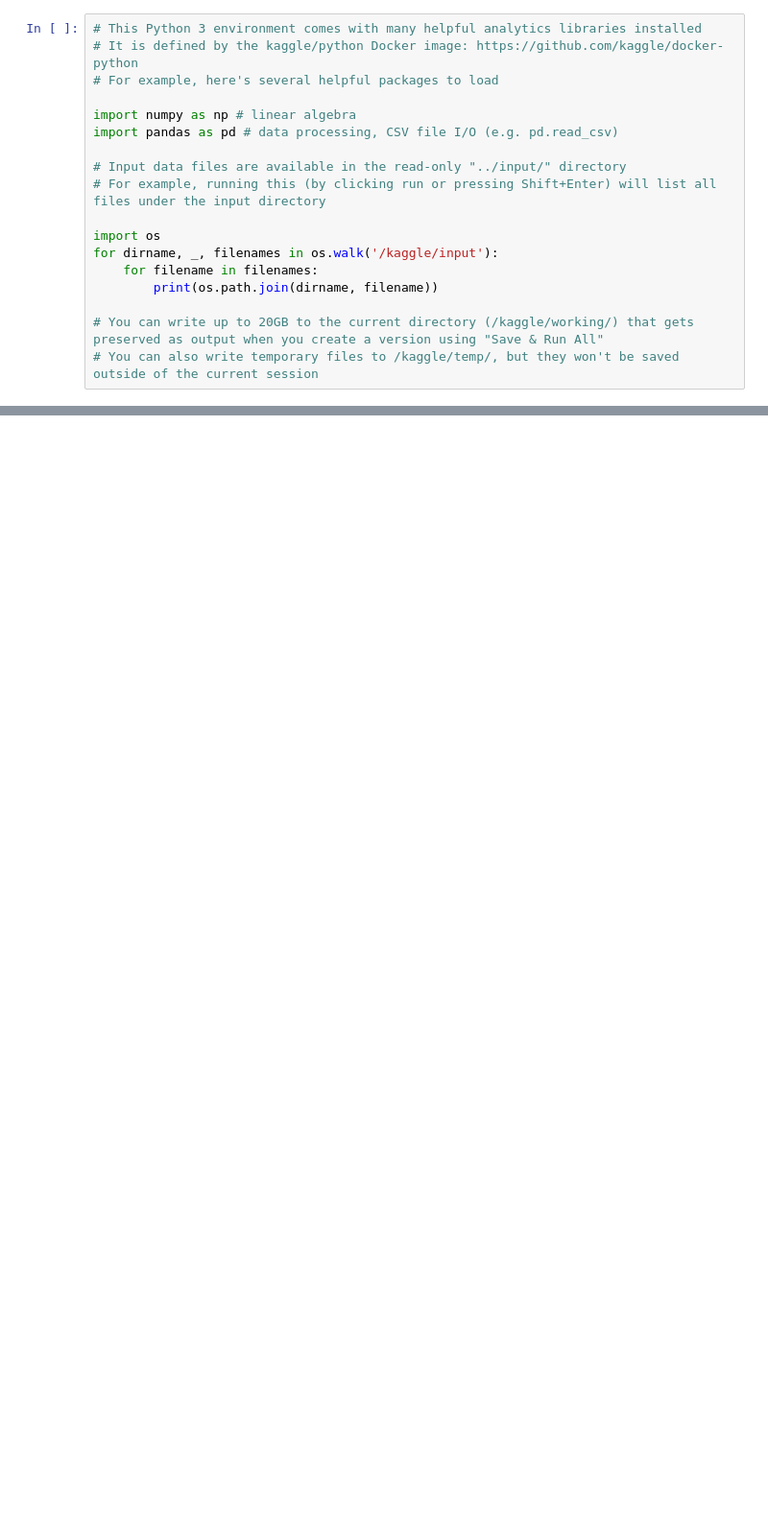
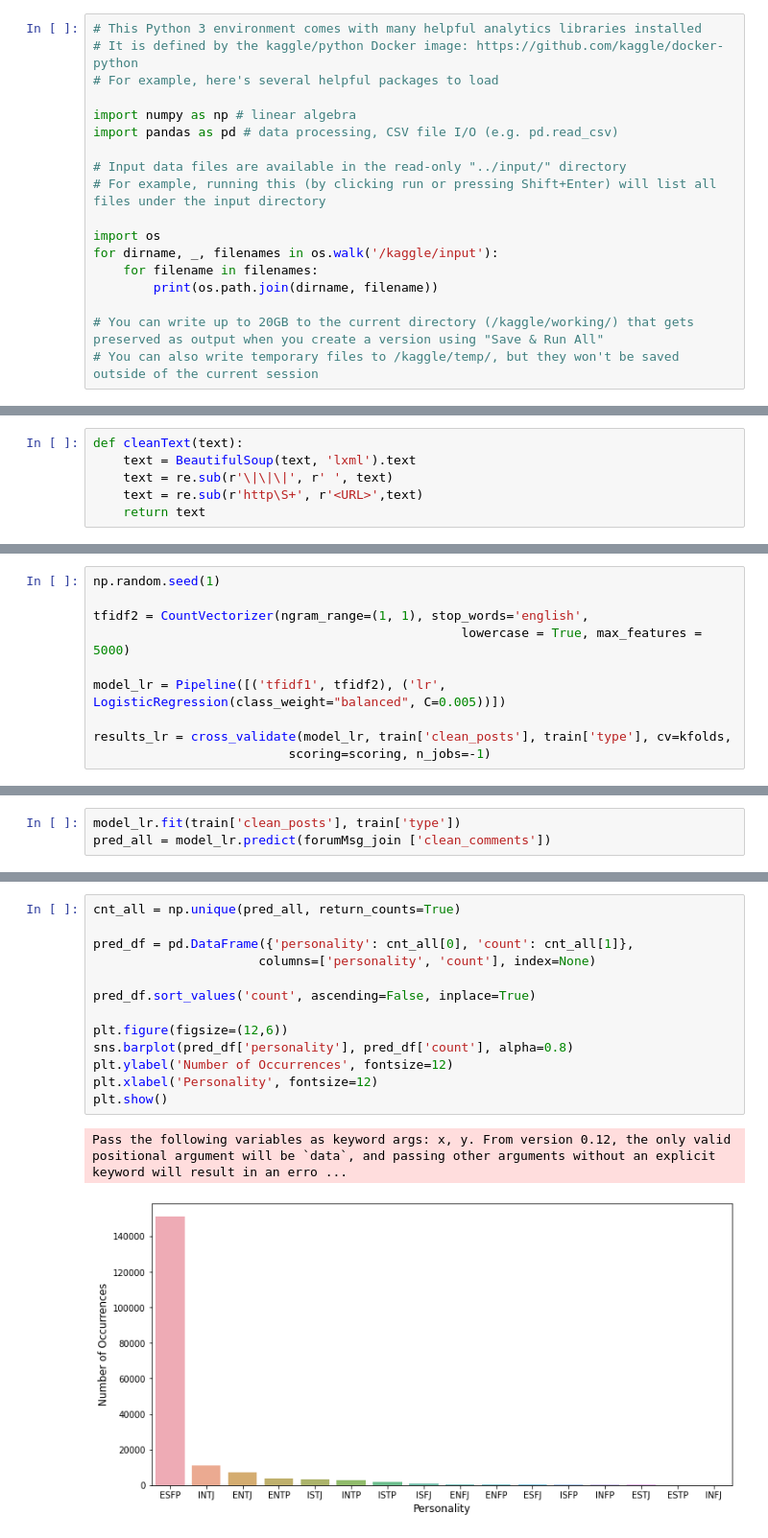
Before and after one commit to RAIERIN/kaggle-projects, a Jupyter notebook: Learn/Concepts/mbti-myers-briggs-personality-type-dataset.ipynb, the cells around one changed output, grey strips where cells are left out. Shown at 96% size. Drawn from its saved outputs; the diff is of its cells as text; blank space fills up the shorter version.

```diff
--- a/Learn/Concepts/mbti-myers-briggs-personality-type-dataset.ipynb
+++ b/Learn/Concepts/mbti-myers-briggs-personality-type-dataset.ipynb
@@ -248,0 +446,6 @@ The theory of psychological type was introduced in the 1920s by Carl G. Jung. Th
+# %%
+def cleanText(text):
+    text = BeautifulSoup(text, 'lxml').text
+    text = re.sub(r'\|\|\|', r' ', text)
+    text = re.sub(r'http\S+', r'<URL>',text)
+    return text
@@ -248,0 +487,10 @@ The theory of psychological type was introduced in the 1920s by Carl G. Jung. Th
+# %%
+np.random.seed(1)
+
+tfidf2 = CountVectorizer(ngram_range=(1, 1), stop_words='english',
+                                                 lowercase = True, max_features = 5000)
+
+model_lr = Pipeline([('tfidf1', tfidf2), ('lr', LogisticRegression(class_weight="balanced", C=0.005))])
+
+results_lr = cross_validate(model_lr, train['clean_posts'], train['type'], cv=kfolds,
+                          scoring=scoring, n_jobs=-1)
@@ -248,0 +559,3 @@ The theory of psychological type was introduced in the 1920s by Carl G. Jung. Th
+# %%
+model_lr.fit(train['clean_posts'], train['type'])
+pred_all = model_lr.predict(forumMsg_join ['clean_comments'])
@@ -248,0 +570,16 @@ The theory of psychological type was introduced in the 1920s by Carl G. Jung. Th
+# %%
+cnt_all = np.unique(pred_all, return_counts=True)
+
+pred_df = pd.DataFrame({'personality': cnt_all[0], 'count': cnt_all[1]},
+                      columns=['personality', 'count'], index=None)
+
+pred_df.sort_values('count', ascending=False, inplace=True)
+
+plt.figure(figsize=(12,6))
+sns.barplot(pred_df['personality'], pred_df['count'], alpha=0.8)
+plt.ylabel('Number of Occurrences', fontsize=12)
+plt.xlabel('Personality', fontsize=12)
+plt.show()
+# %% [output]
+Pass the following variables as keyword args: x, y. From version 0.12, the only valid positional argument will be `data`, and passing other arguments without an explicit keyword will result in an erro ...
+[figure, added]
```
Also changed, not shown: parts of 45 cells of this notebook.
